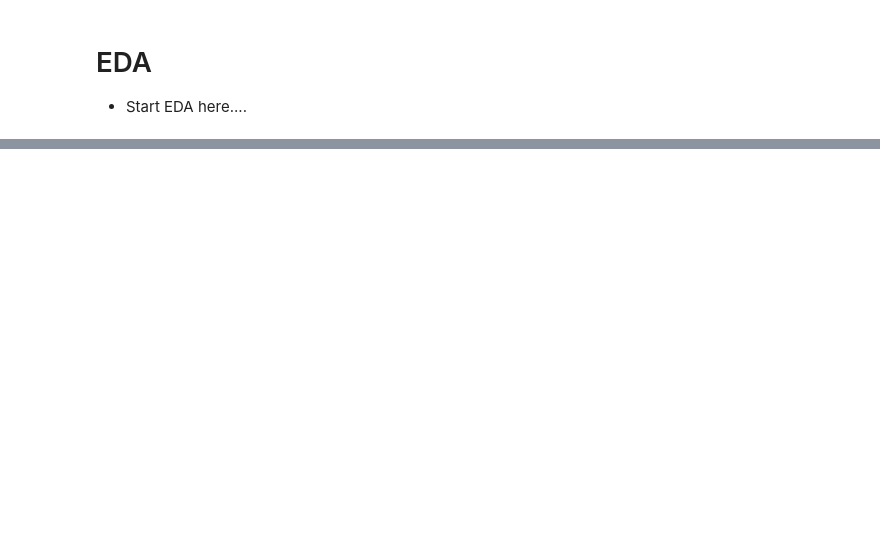
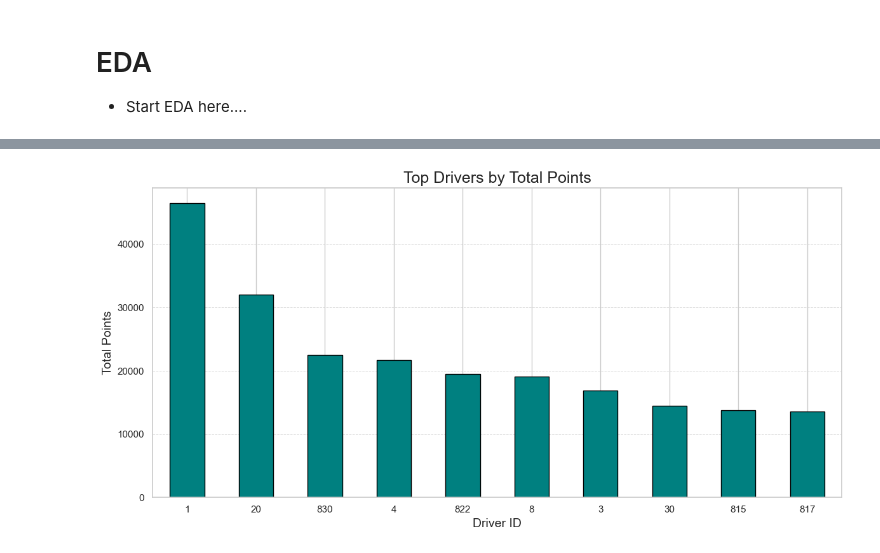
Before and after one commit to bharathmsrk/F1-Prediction, a Jupyter notebook: F1_EDA.ipynb, the cells around one changed output, grey strips where cells are left out. Cells and saved outputs as stored; diff of their text form; code cells hidden in the pictures; blank space fills up the shorter version.

```diff
--- a/F1_EDA.ipynb
+++ b/F1_EDA.ipynb
@@ -15,0 +196,2 @@ root = 'data/'
+# %%
+driver_standings = pd.read_csv(root+'driver_standings.csv')
@@ -16,3 +211,2 @@ root = 'data/'
 # %%
-df = pd.read_csv(root+'drivers.csv')
-df.info()
+drivers = pd.read_csv(root+'drivers.csv')
@@ -37,0 +226,2 @@ memory usage: 60.4+ KB
+# %%
+drivers_merged = pd.merge(driver_standings, drivers, on='driverId')
@@ -37,0 +241,3 @@ memory usage: 60.4+ KB
+# %%
+top_drivers_by_points = drivers_merged.groupby('driverId')['points'].sum().sort_values(ascending=False).head(10)
+top_drivers_by_points
@@ -37,0 +257,16 @@ memory usage: 60.4+ KB
+# %%
+plt.figure(figsize=(12, 6))
+top_drivers_by_points.plot(kind='bar', color='teal', edgecolor='black')
+
+# Adding enhancements to the plot.
+plt.title('Top Drivers by Total Points', fontsize=18)
+plt.xlabel('Driver ID', fontsize=14)
+plt.ylabel('Total Points', fontsize=14)
+plt.xticks(rotation=0)
+plt.grid(axis='y', linestyle='--', linewidth=0.7, alpha=0.7)
+plt.tight_layout()
+
+# Show the plot.
+plt.show()
+# %% [output]
+[figure, added]
```
Also changed, not shown: parts of 43 cells of this notebook.
